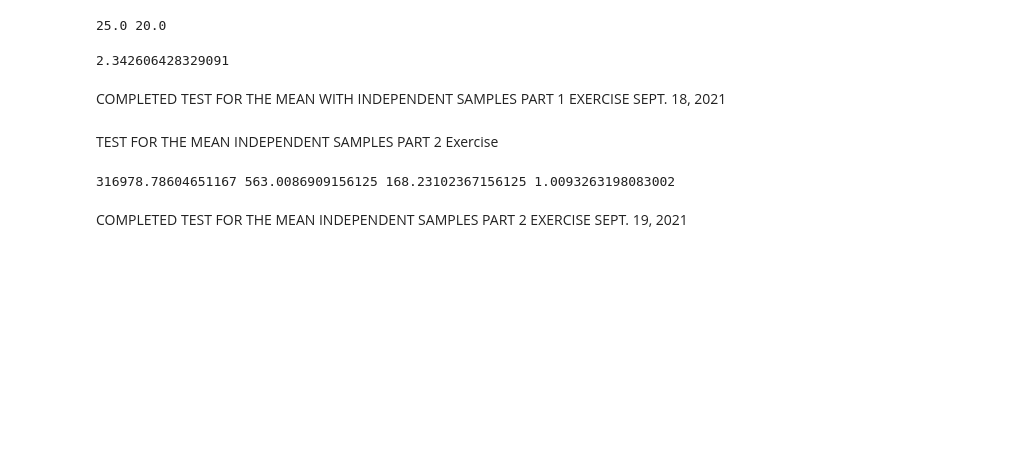
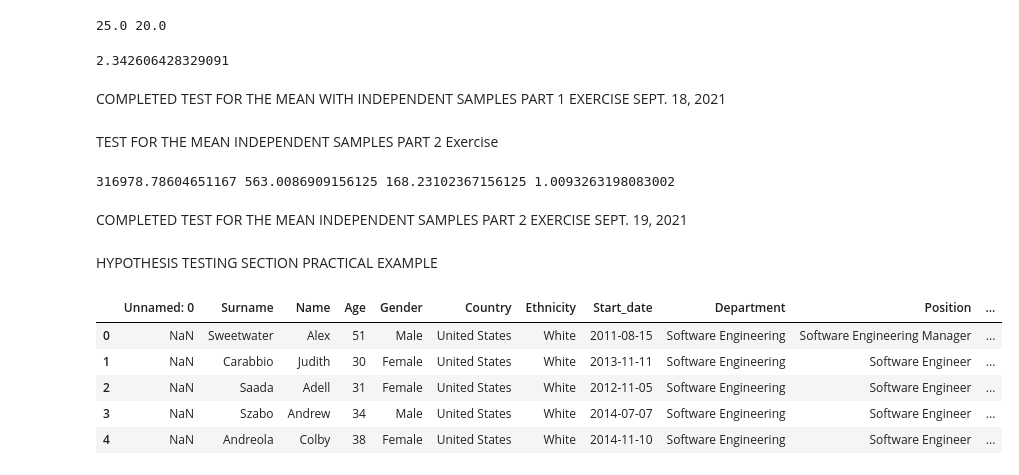
Before and after one commit to Malcolm206/UDEMY_BI_ANALYST, a Jupyter notebook: Untitled.ipynb, the cells around one changed output. Cells and saved outputs as stored; diff of their text form; code cells hidden in the pictures; blank space fills up the shorter version.

Commit message:
completes hypothesis testing section practical example exercise

```diff
--- a/Untitled.ipynb
+++ b/Untitled.ipynb
@@ -913,3 +913,16 @@ print(pooled_variance_4_9, pooled_stdev_4_9, pooled_sterror_4_9, t_score_4_9)
 # on Monday is higher than the number of clicks on Saturdays.
 # %% [markdown]
 COMPLETED TEST FOR THE MEAN INDEPENDENT SAMPLES PART 2 EXERCISE SEPT. 19, 2021
+# %% [markdown]
+HYPOTHESIS TESTING SECTION PRACTICAL EXAMPLE
+# %%
+data_4_10 = pd.read_excel("../4.10.Hypothesis-testing-section-practical-example-exercise.xlsx", sheet_name = "Dataset", header = 3)
+# %%
+data_4_10.head()
+# %% [output]
+|  | Unnamed: 0 | Surname | Name | Age | Gender | Country | Ethnicity | Start_date | Department | Position | ... |
+| 0 | NaN | Sweetwater | Alex | 51 | Male | United States | White | 2011-08-15 | Software Engineering | Software Engineering Manager | ... |
+| 1 | NaN | Carabbio | Judith | 30 | Female | United States | White | 2013-11-11 | Software Engineering | Software Engineer | ... |
+| 2 | NaN | Saada | Adell | 31 | Female | United States | White | 2012-11-05 | Software Engineering | Software Engineer | ... |
+| 3 | NaN | Szabo | Andrew | 34 | Male | United States | White | 2014-07-07 | Software Engineering | Software Engineer | ... |
+| 4 | NaN | Andreola | Colby | 38 | Female | United States | White | 2014-11-10 | Software Engineering | Software Engineer | ... |
```
Also changed, not shown: parts of 7 cells of this notebook.
